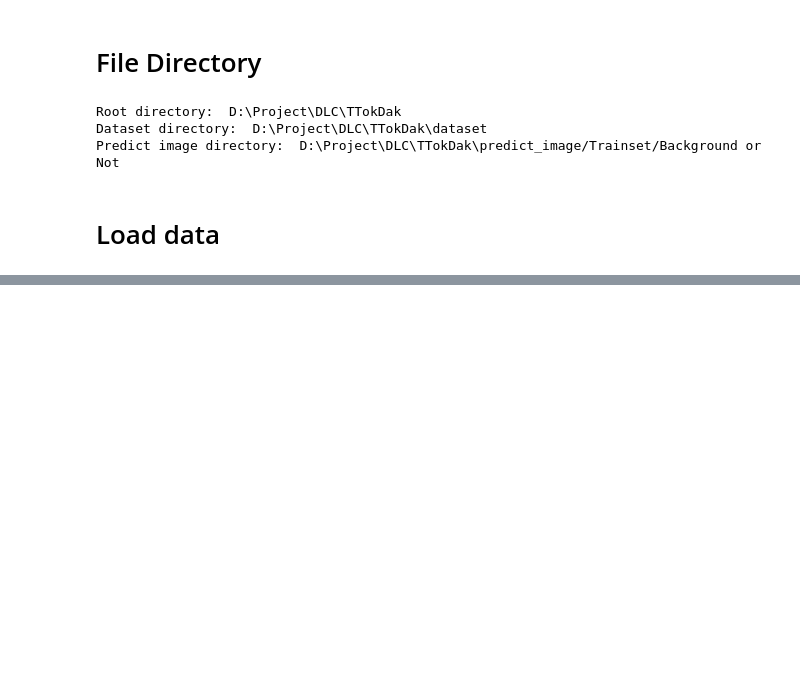
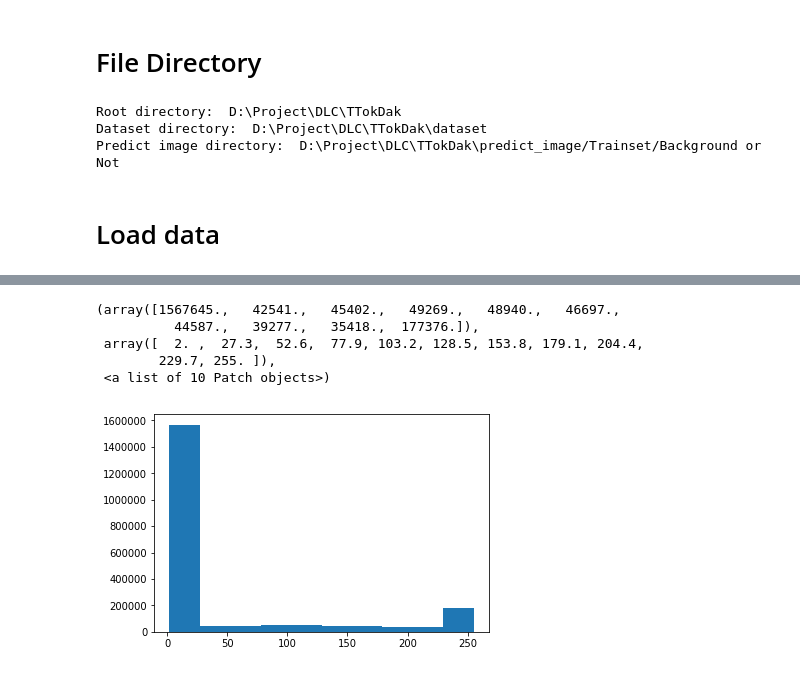
Before and after one commit to TooTouch/3D_CoordConv_Segmentation, a Jupyter notebook: ipynb/Image Crop.ipynb, the cells around one changed output, grey strips where cells are left out. Saved outputs shown, nothing was run; the diff lists cells and outputs as text; code cells hidden in the pictures; blank space fills up the shorter version.

```diff
--- a/ipynb/Image Crop.ipynb
+++ b/ipynb/Image Crop.ipynb
@@ -73,16 +43,0 @@ pad = 1
-# %%
-predict_image_list = os.listdir(predict_image_dir)
-
-
-for i in range(len(predict_image_list)):
-    img = nib.load(predict_image_dir + '/' + predict_image_list[i]).get_data()
-
-    z = np.sum(img, axis=0)
-    x = np.sum(img, axis=1)
-
-    x_x_idx = np.where(np.sum(x, axis=0))[0]
-    z_y_idx = np.where(np.sum(z, axis=1))[0]
-    x_y_idx = np.where(np.sum(x, axis=1))[0]
-
-    xyz[i] = np.array([len(x_x_idx), len(z_y_idx), len(x_y_idx)], dtype=int)
-    xyz01[i] = np.array([[x_y_idx[0],x_y_idx[-1]], [z_y_idx[0],z_y_idx[-1]], [x_x_idx[0],x_x_idx[-1]]], dtype=int)
@@ -149,0 +67,17 @@ plt.show()
+# %%
+img2 = np.zeros((128,128,128))
+for i in range(ct0_img.shape[0]):
+    cv2.imwrite('img.jpg', ct0_img[i,:,:])
+    img = cv2.imread('img.jpg', cv2.IMREAD_GRAYSCALE)
+    clahe = cv2.createCLAHE(clipLimit=2.0, tileGridSize=(8, 8))
+    img = clahe.apply(img)
+    img2[i,:,:] = img
+
+plt.hist(img2.reshape(-1))
+# %% [output]
+(array([1567645.,   42541.,   45402.,   49269.,   48940.,   46697.,
+          44587.,   39277.,   35418.,  177376.]),
+ array([  2. ,  27.3,  52.6,  77.9, 103.2, 128.5, 153.8, 179.1, 204.4,
+        229.7, 255. ]),
+ <a list of 10 Patch objects>)
+[figure, added]
```
Also changed, not shown: parts of 20 cells of this notebook, 14 other files.
